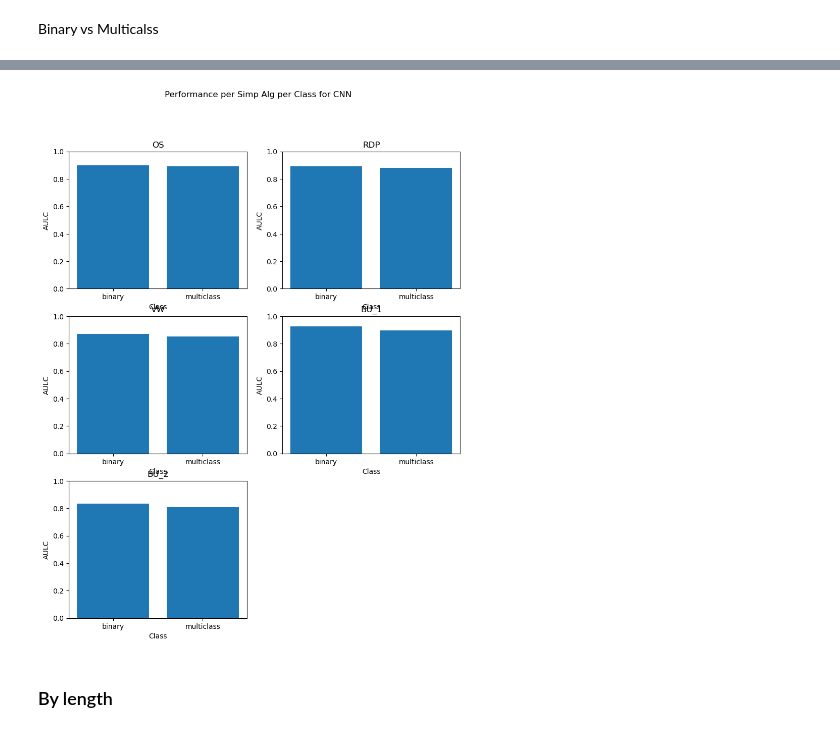
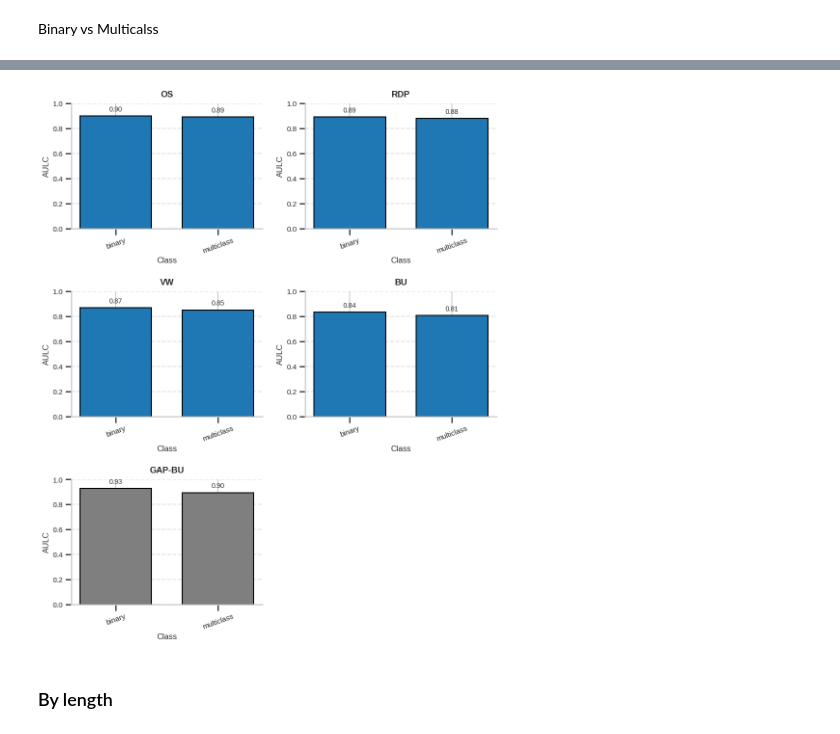
Before and after one commit to femartip/XAI_time_series, a Jupyter notebook: results/global_results.ipynb, the cells around one changed output, grey strips where cells are left out. Cells and saved outputs as stored; diff of their text form; code cells hidden in the pictures.

Commit message:
Added plots and script for llm tests.

```diff
--- a/results/global_results.ipynb
+++ b/results/global_results.ipynb
@@ -304,3 +340,8 @@ plt.show()
 # %%
 models_mean_perf_val_per_class = models_class_df
 models_mean_perf_val_per_class = models_mean_perf_val_per_class.groupby(["model_type", "class"])["val_acc"].mean()
+
+models_perf_dict = {
+    model: models_mean_perf_val_per_class[model]
+    for model in models_mean_perf_val_per_class.index.get_level_values(0).unique()
+}
@@ -464,31 +551,51 @@ Try using .loc[row_indexer,col_indexer] = value instead
 See the caveats in the documentation: https://pandas.pydata.org/pandas-docs/stable/user_guide/indexing.html#returning-a-view-versus-a-copy
   results_cnn_class["class_type"] = results_cnn_class["class"].copy().apply(lambda x: 'binary' if x == 2 else "multiclass")
 # %%
-simp_algs = results_cnn_class["simp_algorithm"].unique()
+#simp_algs = results_cnn_class["simp_algorithm"].unique()
+simp_algs = ['OS', 'RDP', 'VW', 'BU_2', 'BU_1']
 num_cols = 2
 num_rows = (len(set(simp_algs)) + 1)//2
 fig = plt.figure(figsize=(5*num_cols, 4*num_rows))
 
 for i, alg in enumerate(simp_algs):
     simp_alg_data = results_cnn_alg_bin_vs_mc_mean[alg]
-
-    x_values = simp_alg_data.index.tolist()
-    x_values = [str(value) for value in x_values]
+    x_values = [str(value) for value in simp_alg_data.index.tolist()]
     y_values = simp_alg_data.values.tolist()
 
     ax = fig.add_subplot(num_rows, num_cols, i+1)
+    if alg == 'BU_1':
+        bars = ax.bar(x_values, y_values, color='C7', edgecolor='black', width=0.7)
+    else:
+        bars = ax.bar(x_values, y_values, color='C0', edgecolor='black', width=0.7)
 
-    ax.bar(x_values, y_values)
+    if alg == 'BU_2':
+        alg = 'BU'
+    elif alg == 'BU_1':
+        alg = 'GAP-BU'
 
-    ax.set_title(f'{alg}')
-    ax.set_xlabel('Class')
-    ax.set_ylabel('AULC')
+    ax.set_title(f'{alg.upper()}', fontsize=13, fontweight='bold', pad=10)
+    ax.set_xlabel('Class', fontsize=12)
+    ax.set_ylabel('AULC', fontsize=12)
     ax.set_ylim(0.0, 1.0)
+    ax.grid(axis='y', linestyle='--', alpha=0.6)
+    ax.spines['top'].set_visible(False)
+    ax.spines['right'].set_visible(False)
+    ax.tick_params(axis='x', rotation=20, labelsize=11)
+    ax.tick_params(axis='y', labelsize=11)
 
-plt.suptitle("Performance per Simp Alg per Class for CNN")
+    for bar in bars:
+        height = bar.get_height()
+        ax.annotate(f"{height:.2f}",
+                    xy=(bar.get_x() + bar.get_width()/2, height),
+                    xytext=(0, 5), textcoords="offset points",
+                    ha='center', va='bottom', fontsize=10)
+
+#fig.suptitle("Performance per Simplification Algorithm per Class for CNN", fontsize=16, weight='bold', y=1.01)
+plt.tight_layout()
+plt.savefig("../plots/mean_auc_per_class_cnn.png")
 plt.show()
 # %% [output]
-[figure, old version]
+[figure, new version]
 # %% [markdown]
 ### By length
 # %%
```
Also changed, not shown: parts of 18 cells of this notebook, 10 other files.
